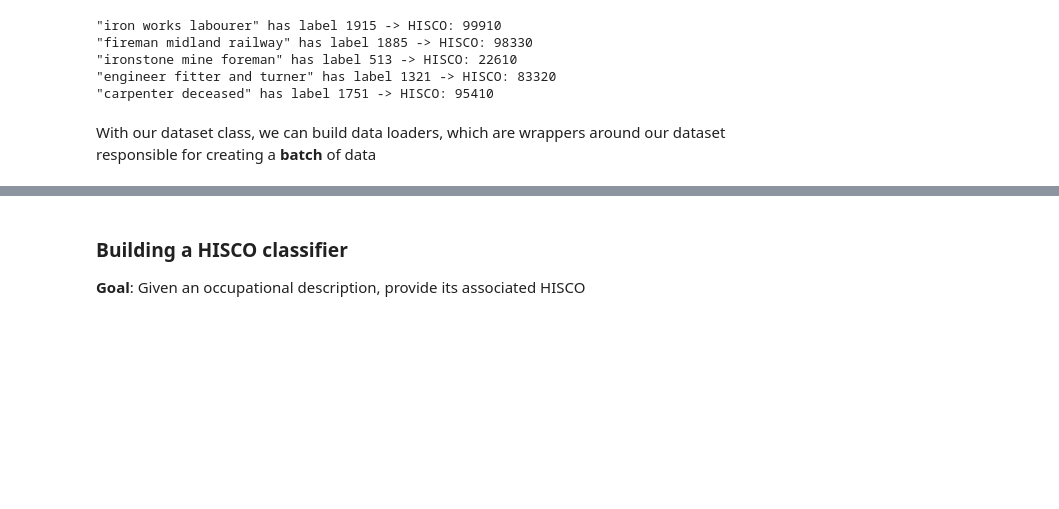
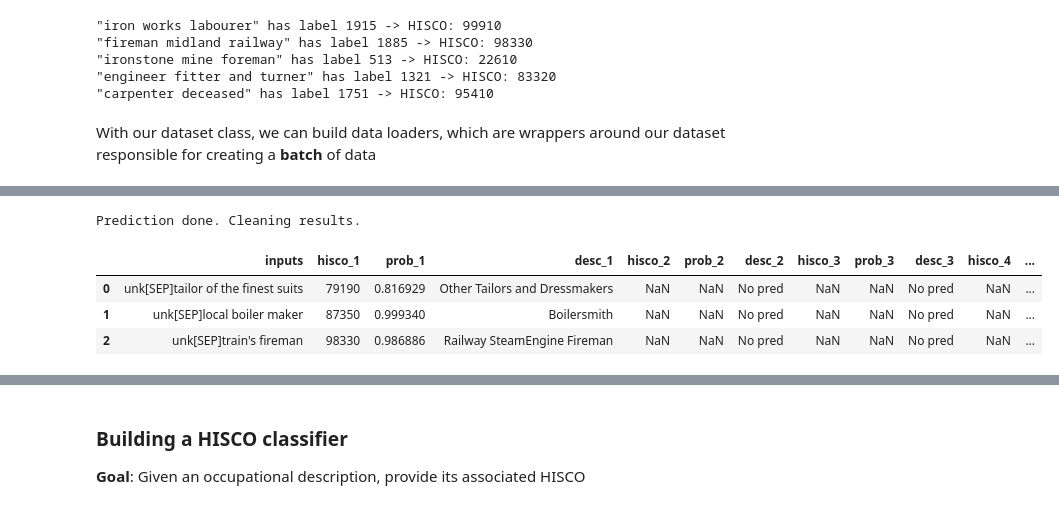
Before and after one commit to TorbenSDJohansen/hedg-summer-school, a Jupyter notebook: slides_cv_version.ipynb, the cells around one changed output, grey strips where cells are left out. Cells and saved outputs as stored; diff of their text form; code cells hidden in the pictures; blank space fills up the shorter version.

```diff
--- a/slides_cv_version.ipynb
+++ b/slides_cv_version.ipynb
@@ -431,0 +850,11 @@ test_data_loader = DataLoader(test_dataset, batch_size=32)
+# %%
+from histocc import OccCANINE
+
+model = OccCANINE()
+model.predict(["tailor of the finest suits", "local boiler maker", "train's fireman"])
+# %% [output]
+Prediction done. Cleaning results.
+|  | inputs | hisco_1 | prob_1 | desc_1 | hisco_2 | prob_2 | desc_2 | hisco_3 | prob_3 | desc_3 | hisco_4 | ... |
+| 0 | unk[SEP]tailor of the finest suits | 79190 | 0.816929 | Other Tailors and Dressmakers | NaN | NaN | No pred | NaN | NaN | No pred | NaN | ... |
+| 1 | unk[SEP]local boiler maker | 87350 | 0.999340 | Boilersmith | NaN | NaN | No pred | NaN | NaN | No pred | NaN | ... |
+| 2 | unk[SEP]train's fireman | 98330 | 0.986886 | Railway SteamEngine Fireman | NaN | NaN | No pred | NaN | NaN | No pred | NaN | ... |
```
Also changed, not shown: parts of 81 cells of this notebook, 2 other files.
